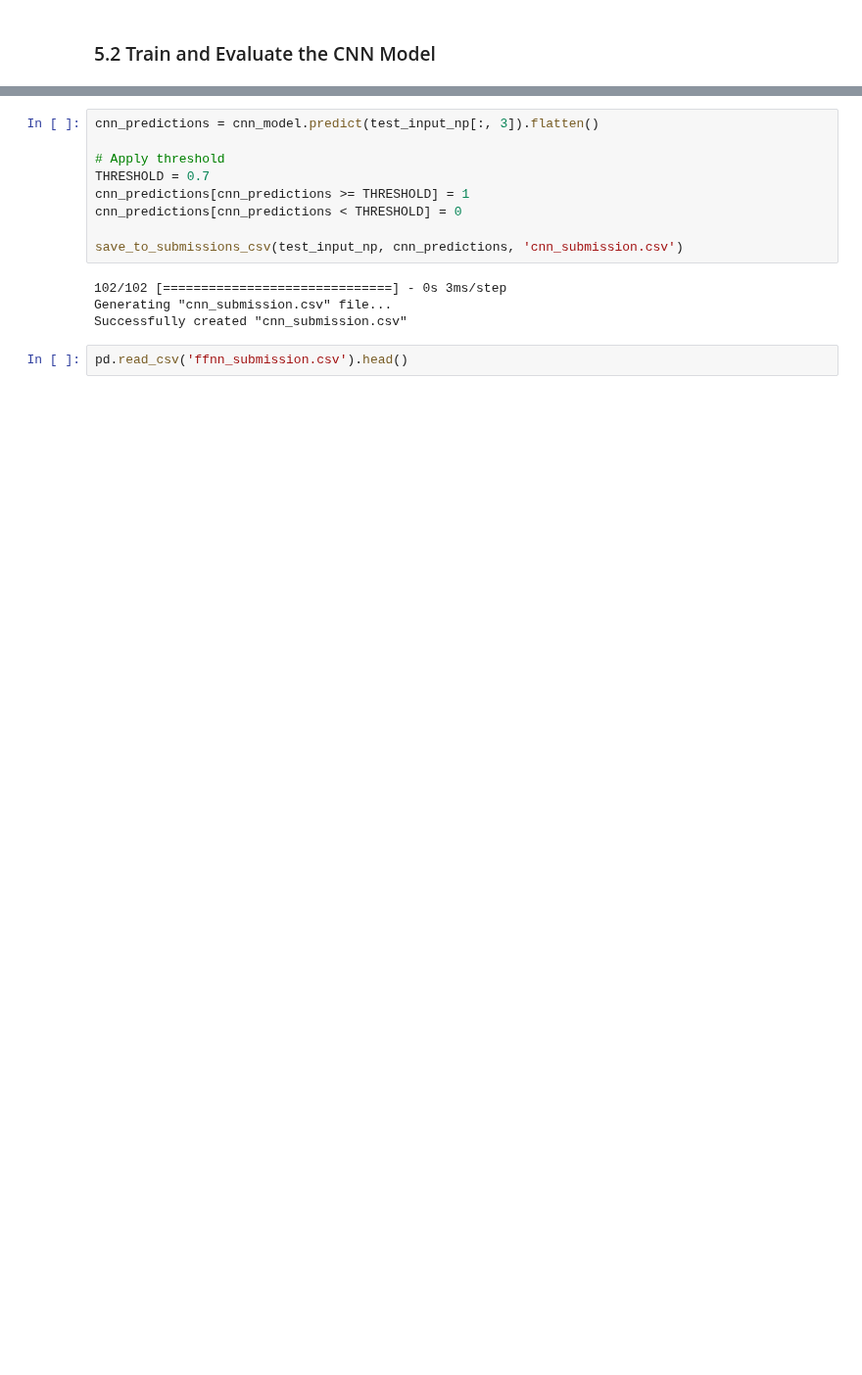
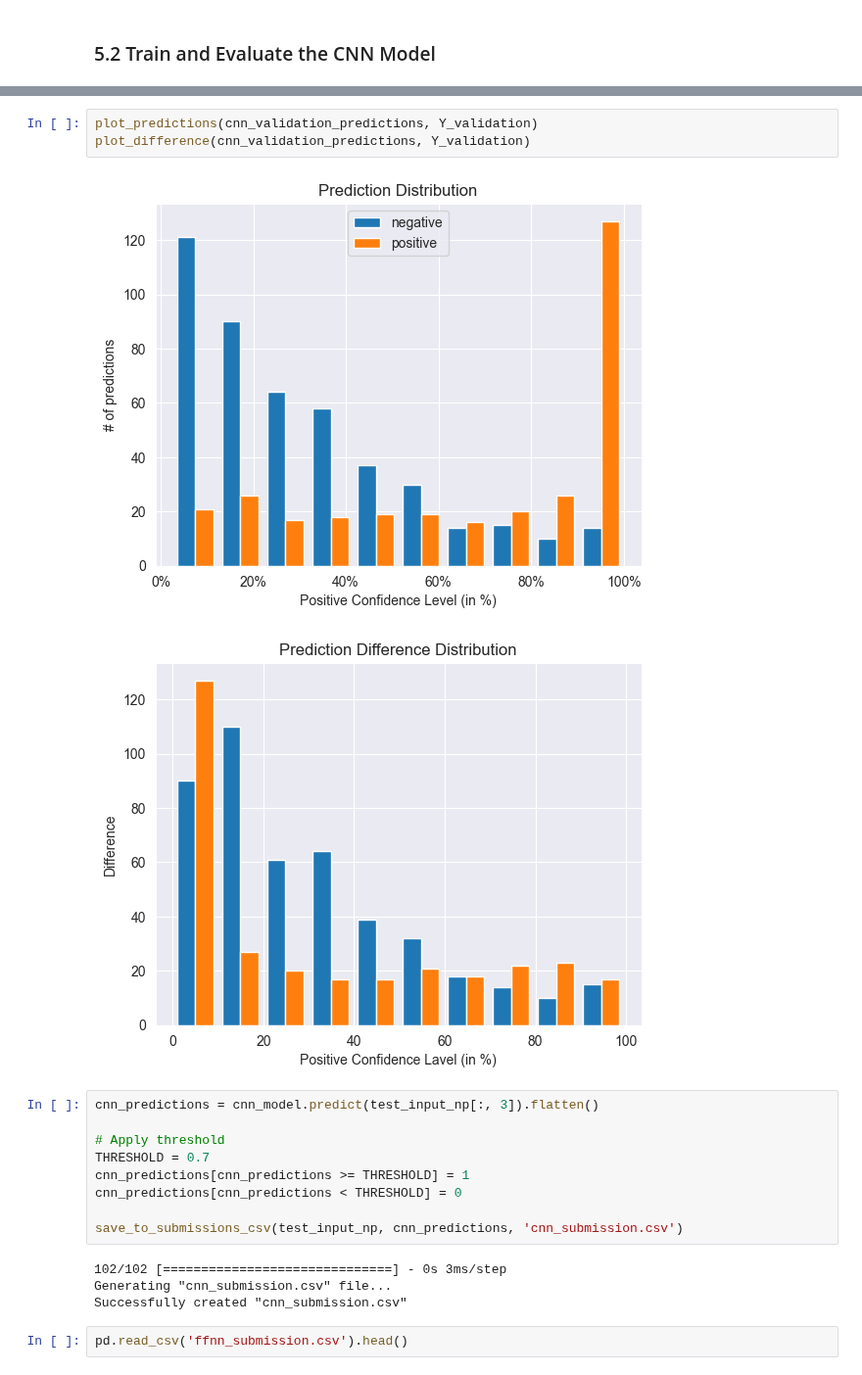
Before and after one commit to grivera64/Google-Tech-Exchange-Machine-Learning-Final-Project, a Jupyter notebook: Giovanni_&_Oscar_Twitter_Disasters_Final_Report.ipynb, the cells around one changed output, grey strips where cells are left out. Shown at 98% size. Drawn from its saved outputs; the diff is of its cells as text; blank space fills up the shorter version.

```diff
--- a/Giovanni_&_Oscar_Twitter_Disasters_Final_Report.ipynb
+++ b/Giovanni_&_Oscar_Twitter_Disasters_Final_Report.ipynb
@@ -874,3 +892,9 @@ plot_predictions(cnn_validation_predictions, Y_validation)
+# %%
+plot_predictions(cnn_validation_predictions, Y_validation)
+plot_difference(cnn_validation_predictions, Y_validation)
+# %% [output]
+[figure, added]
+[figure, added]
 # %%
 cnn_predictions = cnn_model.predict(test_input_np[:, 3]).flatten()
 
```
Also changed, not shown: parts of 18 cells of this notebook, 2 other files.
